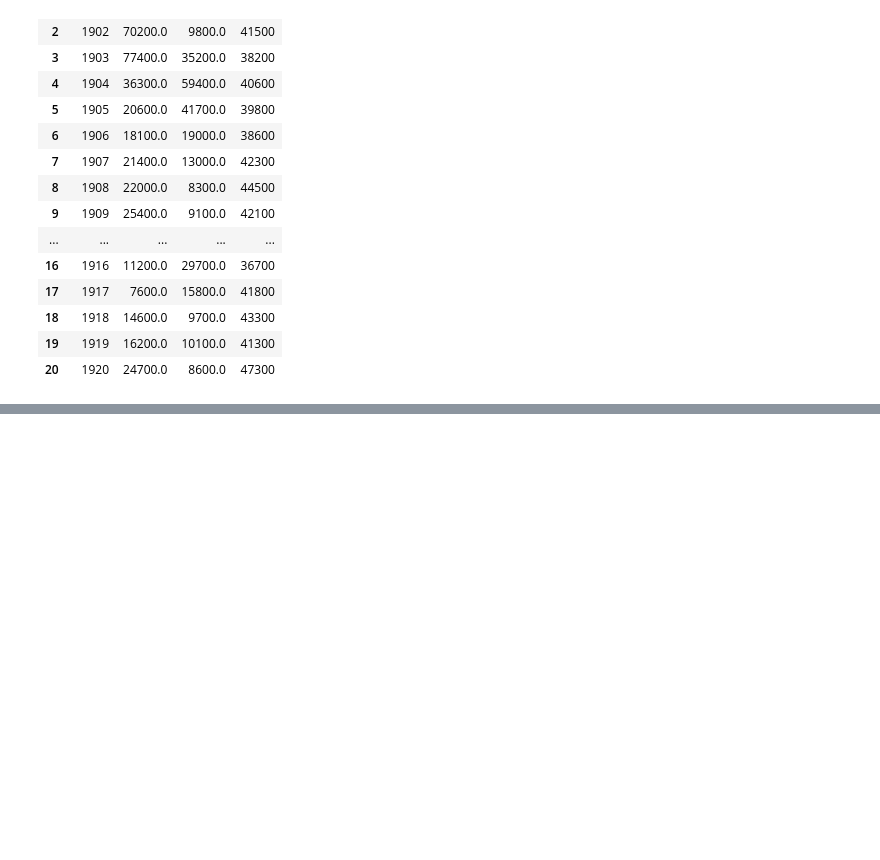
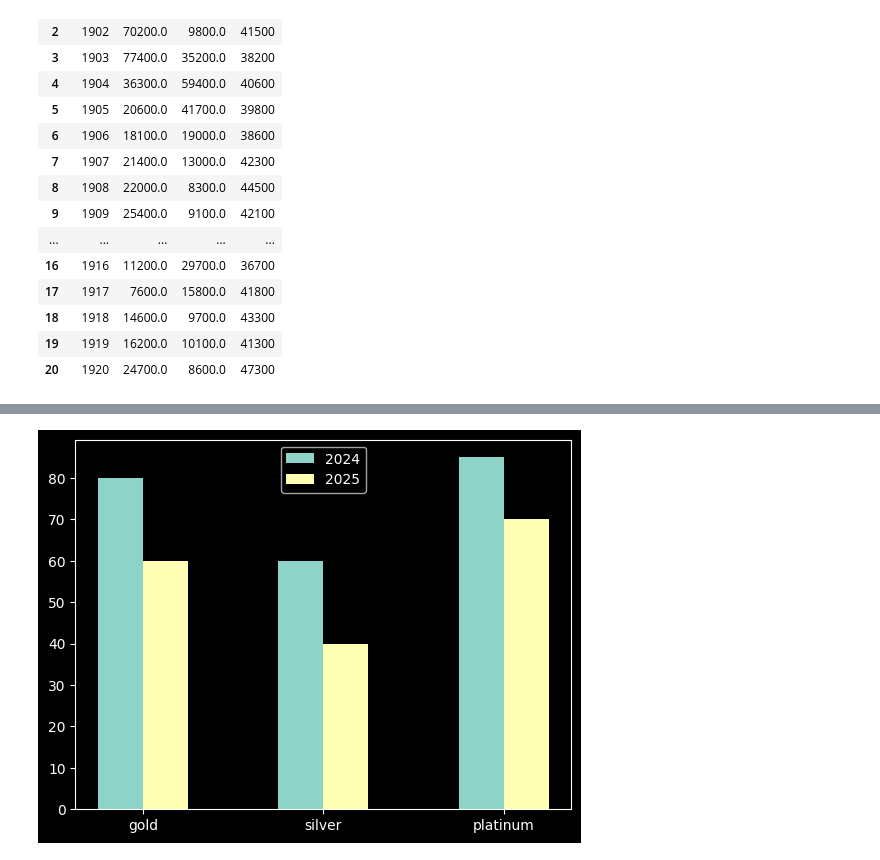
Before and after one commit to Aayush-Bhatia/python-for-DataAnalytics, a Jupyter notebook: DataVisualization.ipynb, the cells around one changed output, grey strips where cells are left out. Drawn from its saved outputs; the diff is of its cells as text; code cells hidden in the pictures; blank space fills up the shorter version.

```diff
--- a/DataVisualization.ipynb
+++ b/DataVisualization.ipynb
@@ -243,0 +338,13 @@ plt.plot(file['# year'],file['hare']) # aise hi baaki features k liye bhi hpojay
+# %%
+x = np.array([10,20,30])
+
+y2024 = np.array([80,60,85])
+y2025 = np.array([60,40,70])
+
+plt.bar(x-1.25,y2024,width = 2.5,label = '2024')
+plt.bar(x+1.25,y2025,label ='2025',width = 2.5)
+plt.legend()
+plt.xticks(x,['gold','silver','platinum'])# iski vjh se gold silver center m aayega dono bars k
+plt.show()
+# %% [output]
+[figure, added]
```
Also changed, not shown: parts of 88 cells of this notebook, 2 other files.
